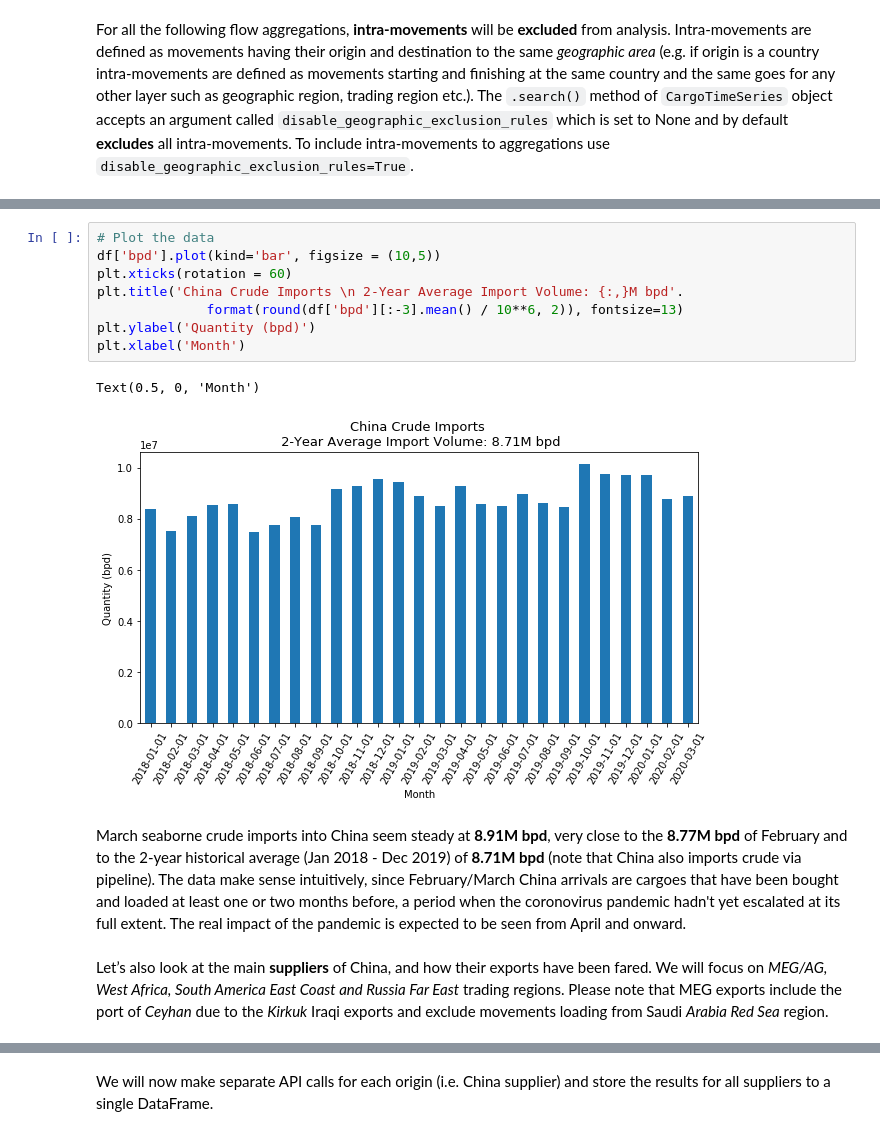
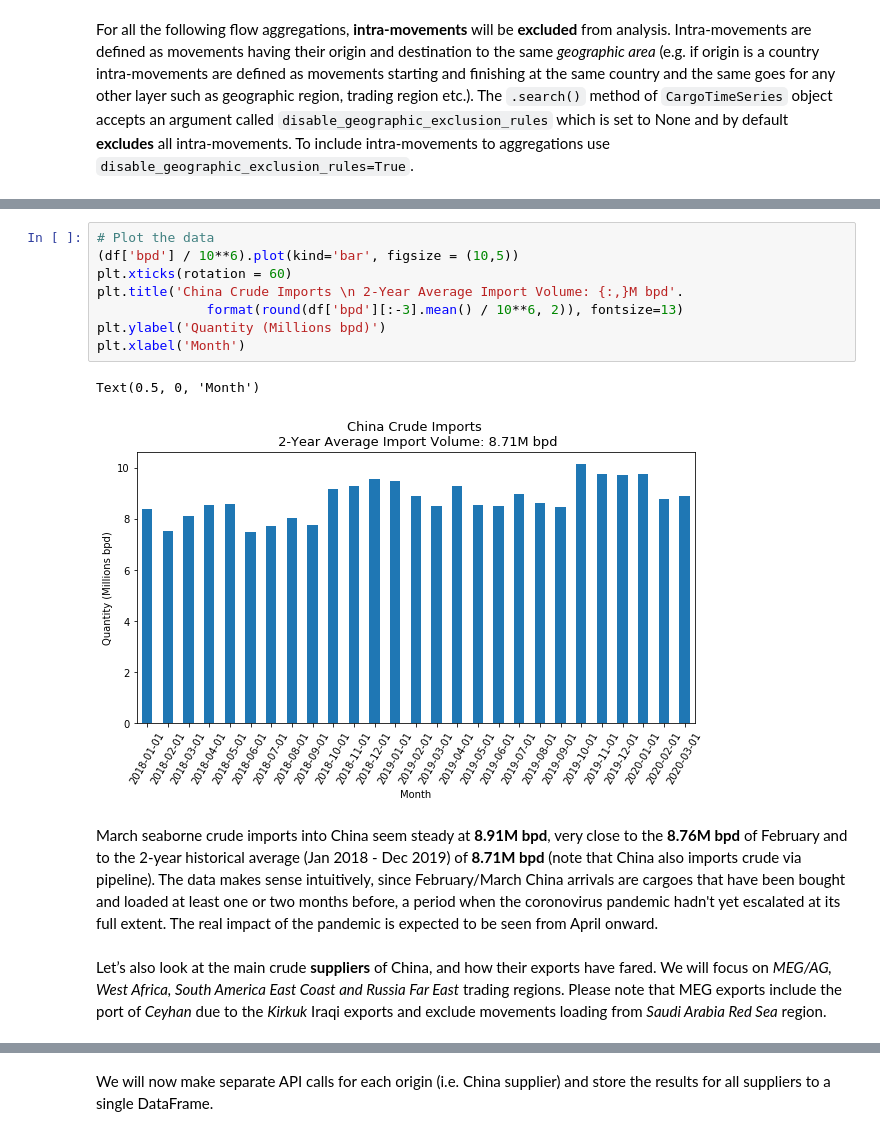
Before and after one commit to VorTECHsa/python-sdk, a Jupyter notebook: docs/examples/China_Flows.ipynb, the cells around one changed output, grey strips where cells are left out. Drawn from its saved outputs; the diff is of its cells as text.

Commit message:
final changes before publish

```diff
--- a/docs/examples/China_Flows.ipynb
+++ b/docs/examples/China_Flows.ipynb
@@ -139,17 +141,17 @@ df.tail()
 | 2020-03-01 | 8.909193e+06 | 335 |
 # %%
 # Plot the data
-df['bpd'].plot(kind='bar', figsize = (10,5))
+(df['bpd'] / 10**6).plot(kind='bar', figsize = (10,5))
 plt.xticks(rotation = 60)
 plt.title('China Crude Imports \n 2-Year Average Import Volume: {:,}M bpd'.
               format(round(df['bpd'][:-3].mean() / 10**6, 2)), fontsize=13)
-plt.ylabel('Quantity (bpd)')
+plt.ylabel('Quantity (Millions bpd)')
 plt.xlabel('Month')
 # %% [output]
 Text(0.5, 0, 'Month')
-[figure, old version]
+[figure, new version]
 # %% [markdown]
-March seaborne crude imports into China seem steady at **8.91M bpd**, very close to the **8.77M bpd** of February and to the 2-year historical average (Jan 2018 - Dec 2019) of **8.71M bpd** (note that China also imports crude via pipeline). The data make sense intuitively, since February/March China arrivals are cargoes that have been bought and loaded at least one or two months before, a period when the coronovirus pandemic hadn't yet escalated at its full extent. The real impact of the pandemic is expected to be seen from April and onward.<br><br> Let’s also look at the main **suppliers** of China, and how their exports have been fared. We will focus on *MEG/AG, West Africa, South America East Coast and Russia Far East* trading regions. Please note that MEG exports include the port of *Ceyhan* due to the *Kirkuk* Iraqi exports and exclude movements loading from Saudi *Arabia Red Sea* region.
+March seaborne crude imports into China seem steady at **8.91M bpd**, very close to the **8.76M bpd** of February and to the 2-year historical average (Jan 2018 - Dec 2019) of **8.71M bpd** (note that China also imports crude via pipeline). The data makes sense intuitively, since February/March China arrivals are cargoes that have been bought and loaded at least one or two months before, a period when the coronovirus pandemic hadn't yet escalated at its full extent. The real impact of the pandemic is expected to be seen from April onward.<br><br> Let’s also look at the main crude **suppliers** of China, and how their exports have fared. We will focus on *MEG/AG, West Africa, South America East Coast and Russia Far East* trading regions. Please note that MEG exports include the port of *Ceyhan* due to the *Kirkuk* Iraqi exports and exclude movements loading from *Saudi Arabia Red Sea* region.
 # %%
 # Find region IDs
 meg = [g.id for g in Geographies().search('MEG').to_list() if 'shipping_region' in g.layer]
```
Also changed, not shown: parts of 27 cells of this notebook.
